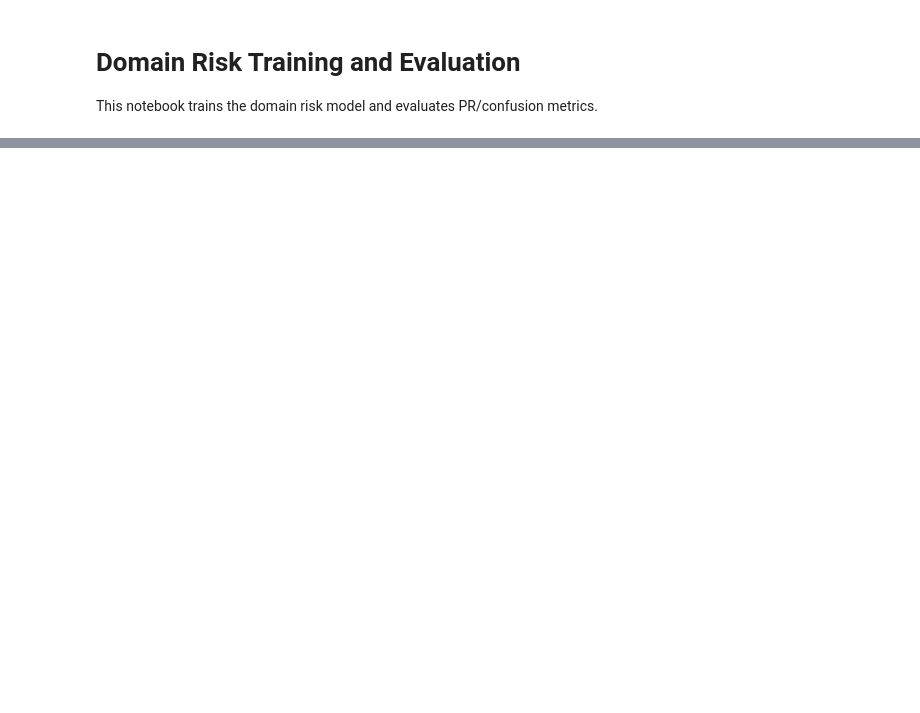
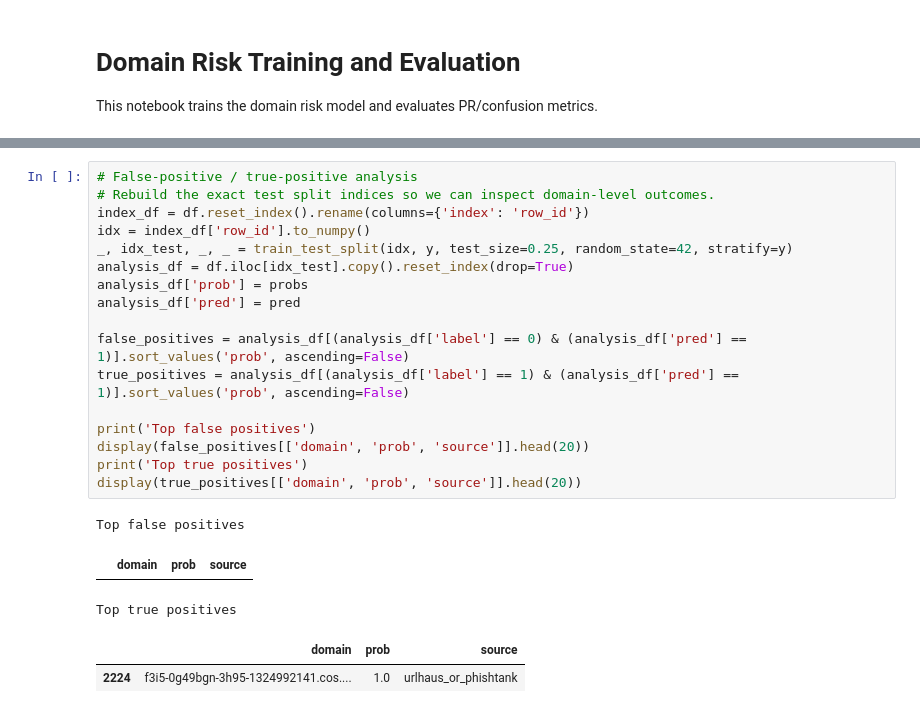
Before and after one commit to dustinhaggett/sentineldns, a Jupyter notebook: notebooks/01_domain_risk_train_eval.executed.ipynb, the cells around one changed output, grey strips where cells are left out. Saved outputs shown, nothing was run; the diff lists cells and outputs as text; blank space fills up the shorter version.

```diff
--- a/notebooks/01_domain_risk_train_eval.executed.ipynb
+++ b/notebooks/01_domain_risk_train_eval.executed.ipynb
@@ -86,0 +119,23 @@ display(df_ben)
+# %%
+# False-positive / true-positive analysis
+# Rebuild the exact test split indices so we can inspect domain-level outcomes.
+index_df = df.reset_index().rename(columns={'index': 'row_id'})
+idx = index_df['row_id'].to_numpy()
+_, idx_test, _, _ = train_test_split(idx, y, test_size=0.25, random_state=42, stratify=y)
+analysis_df = df.iloc[idx_test].copy().reset_index(drop=True)
+analysis_df['prob'] = probs
+analysis_df['pred'] = pred
+
+false_positives = analysis_df[(analysis_df['label'] == 0) & (analysis_df['pred'] == 1)].sort_values('prob', ascending=False)
+true_positives = analysis_df[(analysis_df['label'] == 1) & (analysis_df['pred'] == 1)].sort_values('prob', ascending=False)
+
+print('Top false positives')
+display(false_positives[['domain', 'prob', 'source']].head(20))
+print('Top true positives')
+display(true_positives[['domain', 'prob', 'source']].head(20))
+# %% [output]
+Top false positives
+|  | domain | prob | source |
+Top true positives
+|  | domain | prob | source |
+| 2224 | f3i5-0g49bgn-3h95-1324992141.cos.... | 1.0 | urlhaus_or_phishtank |
```
Also changed, not shown: parts of 4 cells of this notebook, 3 other files.
